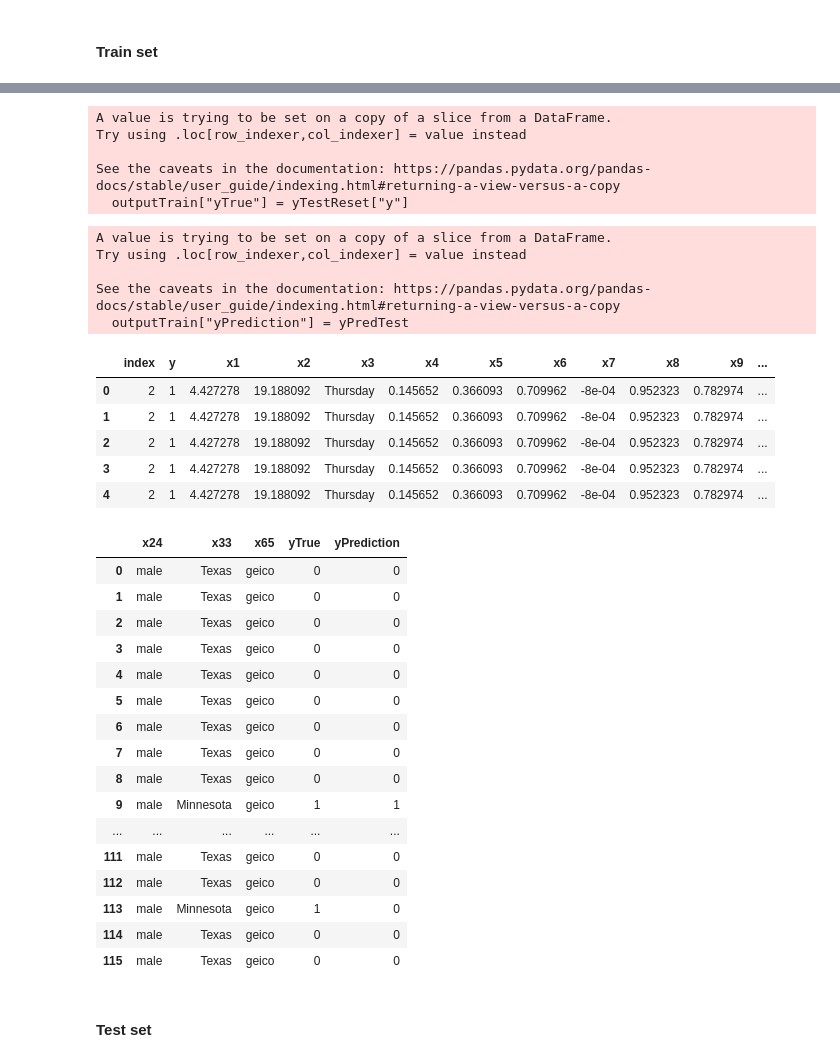
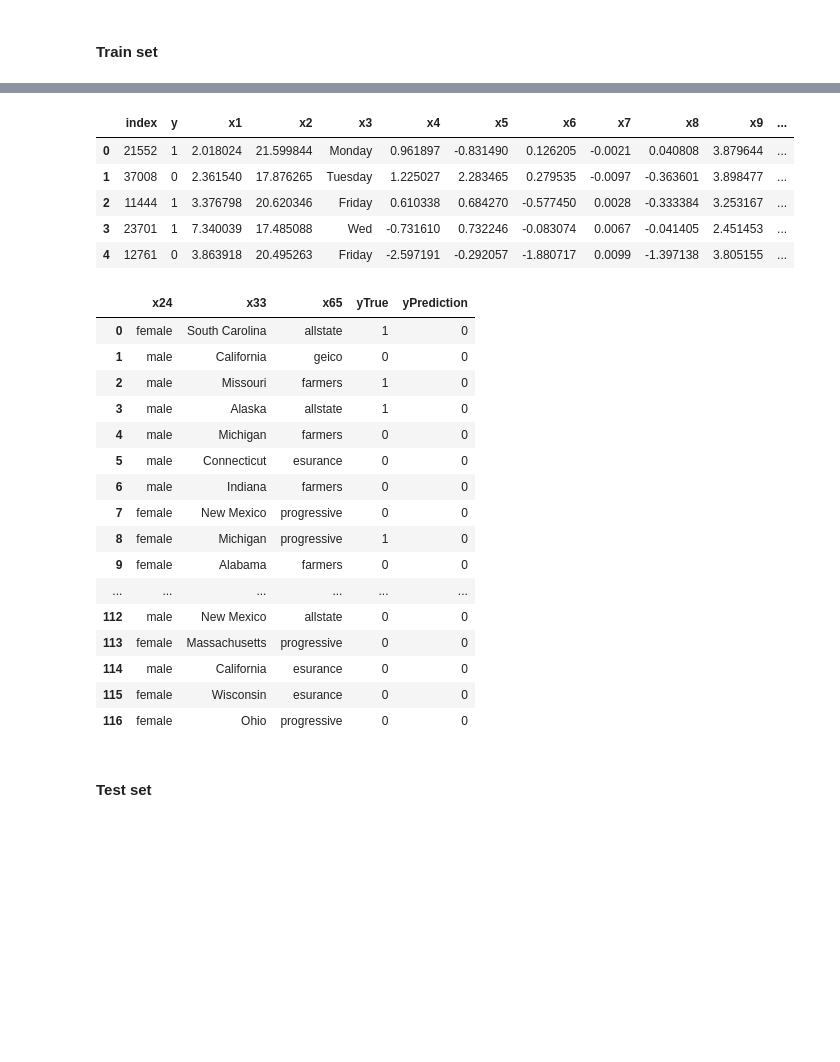
Before and after one commit to tamle2021/classification, a Jupyter notebook: sf.ipynb, the cells around one changed output, grey strips where cells are left out. Drawn from its saved outputs; the diff is of its cells as text; code cells hidden in the pictures; blank space fills up the shorter version.

```diff
--- a/sf.ipynb
+++ b/sf.ipynb
@@ -656,6 +664,6 @@ weighted avg       0.80      0.84      0.81      2062
 # %% [markdown]
 #### Train set
 # %%
-outputTrain = dfFilterTrain.iloc[yTest]
+outputTrain = dfFilterTrain.loc[yTest.index]
 # %%
 outputTrain.drop(["x19"],axis=1,inplace=True)
@@ -679,49 +682,37 @@ outputTrain.reset_index(drop=False,inplace=True)
 yTestReset = yTest.reset_index(drop=False,inplace=False)
 # %%
 outputTrain["yTrue"] = yTestReset["y"]
-# %% [output]
-A value is trying to be set on a copy of a slice from a DataFrame.
-Try using .loc[row_indexer,col_indexer] = value instead
-
-See the caveats in the documentation: https://pandas.pydata.org/pandas-docs/stable/user_guide/indexing.html#returning-a-view-versus-a-copy
-  outputTrain["yTrue"] = yTestReset["y"]
 # %%
 outputTrain["yPrediction"] = yPredTest
-# %% [output]
-A value is trying to be set on a copy of a slice from a DataFrame.
-Try using .loc[row_indexer,col_indexer] = value instead
-
-See the caveats in the documentation: https://pandas.pydata.org/pandas-docs/stable/user_guide/indexing.html#returning-a-view-versus-a-copy
-  outputTrain["yPrediction"] = yPredTest
 # %%
 outputTrain.head(5)
 # %% [output]
 |  | index | y | x1 | x2 | x3 | x4 | x5 | x6 | x7 | x8 | x9 | ... |
-| 0 | 2 | 1 | 4.427278 | 19.188092 | Thursday | 0.145652 | 0.366093 | 0.709962 | -8e-04 | 0.952323 | 0.782974 | ... |
-| 1 | 2 | 1 | 4.427278 | 19.188092 | Thursday | 0.145652 | 0.366093 | 0.709962 | -8e-04 | 0.952323 | 0.782974 | ... |
-| 2 | 2 | 1 | 4.427278 | 19.188092 | Thursday | 0.145652 | 0.366093 | 0.709962 | -8e-04 | 0.952323 | 0.782974 | ... |
-| 3 | 2 | 1 | 4.427278 | 19.188092 | Thursday | 0.145652 | 0.366093 | 0.709962 | -8e-04 | 0.952323 | 0.782974 | ... |
-| 4 | 2 | 1 | 4.427278 | 19.188092 | Thursday | 0.145652 | 0.366093 | 0.709962 | -8e-04 | 0.952323 | 0.782974 | ... |
+| 0 | 21552 | 1 | 2.018024 | 21.599844 | Monday | 0.961897 | -0.831490 | 0.126205 | -0.0021 | 0.040808 | 3.879644 | ... |
+| 1 | 37008 | 0 | 2.361540 | 17.876265 | Tuesday | 1.225027 | 2.283465 | 0.279535 | -0.0097 | -0.363601 | 3.898477 | ... |
+| 2 | 11444 | 1 | 3.376798 | 20.620346 | Friday | 0.610338 | 0.684270 | -0.577450 | 0.0028 | -0.333384 | 3.253167 | ... |
+| 3 | 23701 | 1 | 7.340039 | 17.485088 | Wed | -0.731610 | 0.732246 | -0.083074 | 0.0067 | -0.041405 | 2.451453 | ... |
+| 4 | 12761 | 0 | 3.863918 | 20.495263 | Friday | -2.597191 | -0.292057 | -1.880717 | 0.0099 | -1.397138 | 3.805155 | ... |
 # %%
-outputTrain[["x24","x33","x65","yTrue","yPrediction"]].head(116)
+outputTrain[["x24","x33","x65","yTrue","yPrediction"]].head(117)
 # %% [output]
 |  | x24 | x33 | x65 | yTrue | yPrediction |
-| 0 | male | Texas | geico | 0 | 0 |
-| 1 | male | Texas | geico | 0 | 0 |
-| 2 | male | Texas | geico | 0 | 0 |
-| 3 | male | Texas | geico | 0 | 0 |
-| 4 | male | Texas | geico | 0 | 0 |
-| 5 | male | Texas | geico | 0 | 0 |
-| 6 | male | Texas | geico | 0 | 0 |
-| 7 | male | Texas | geico | 0 | 0 |
-| 8 | male | Texas | geico | 0 | 0 |
-| 9 | male | Minnesota | geico | 1 | 1 |
+| 0 | female | South Carolina | allstate | 1 | 0 |
+| 1 | male | California | geico | 0 | 0 |
+| 2 | male | Missouri | farmers | 1 | 0 |
+| 3 | male | Alaska | allstate | 1 | 0 |
+| 4 | male | Michigan | farmers | 0 | 0 |
+| 5 | male | Connecticut | esurance | 0 | 0 |
+| 6 | male | Indiana | farmers | 0 | 0 |
+| 7 | female | New Mexico | progressive | 0 | 0 |
+| 8 | female | Michigan | progressive | 1 | 0 |
+| 9 | female | Alabama | farmers | 0 | 0 |
 | ... | ... | ... | ... | ... | ... |
-| 111 | male | Texas | geico | 0 | 0 |
-| 112 | male | Texas | geico | 0 | 0 |
-| 113 | male | Minnesota | geico | 1 | 0 |
-| 114 | male | Texas | geico | 0 | 0 |
-| 115 | male | Texas | geico | 0 | 0 |
+| 112 | male | New Mexico | allstate | 0 | 0 |
+| 113 | female | Massachusetts | progressive | 0 | 0 |
+| 114 | male | California | esurance | 0 | 0 |
+| 115 | female | Wisconsin | esurance | 0 | 0 |
+| 116 | female | Ohio | progressive | 0 | 0 |
 # %% [markdown]
 #### Test set
 # %%
```
Also changed, not shown: parts of 7 cells of this notebook, 1 other file.
